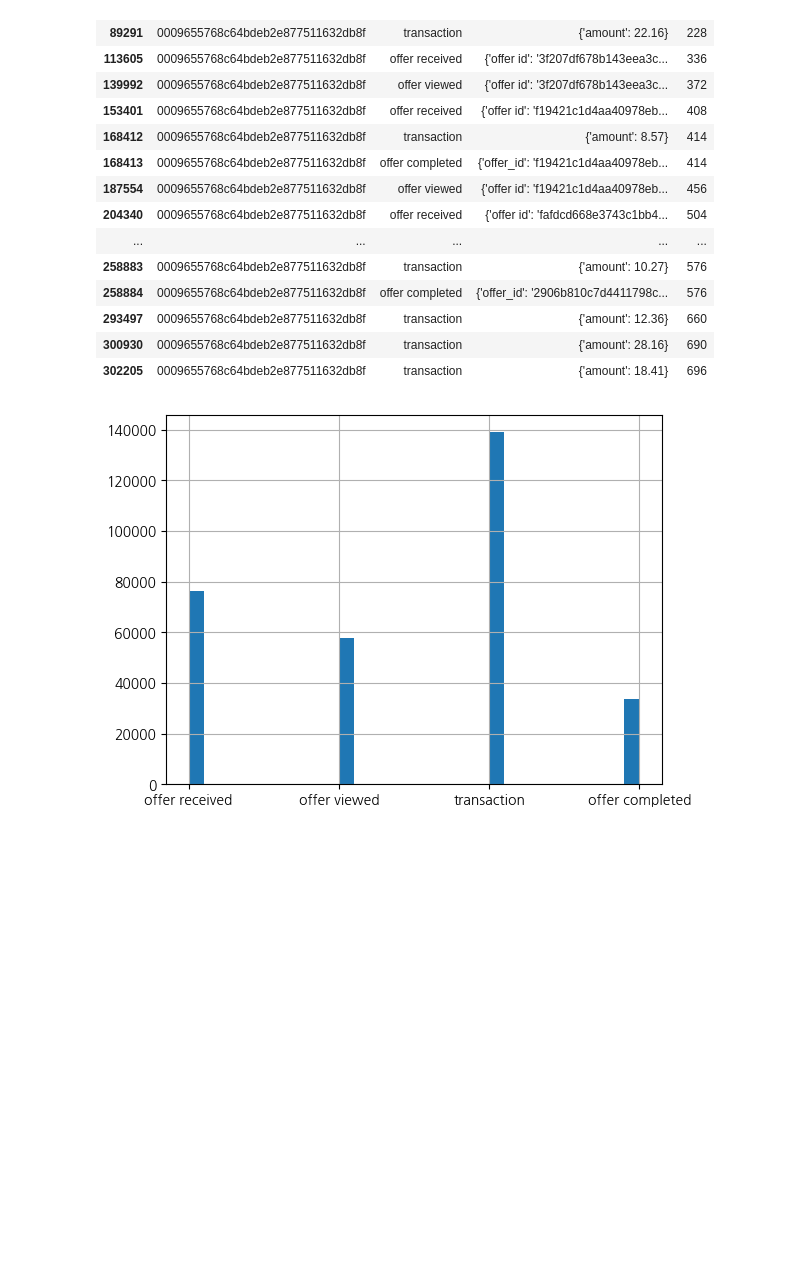
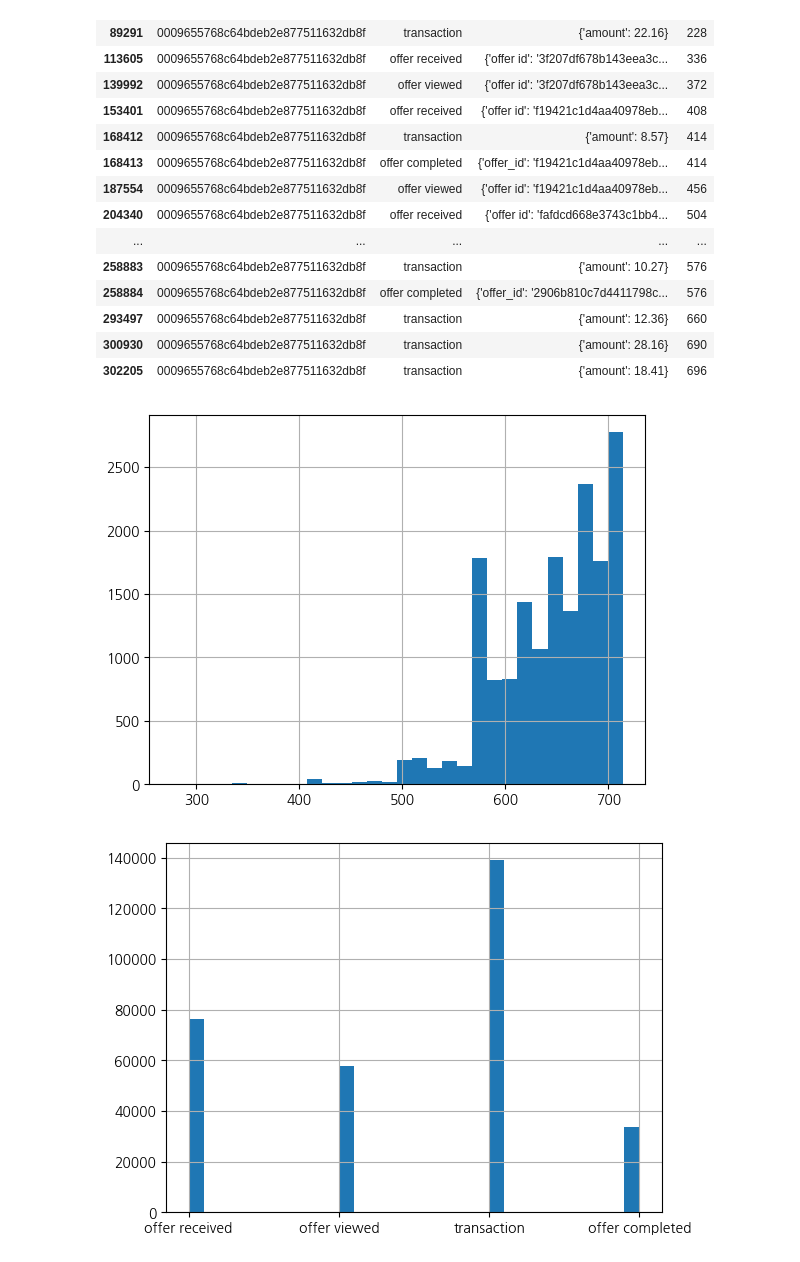
Before and after one commit to S-HNJN/Aiffel, a Jupyter notebook: starbucks/starbucks.ipynb, the cells around one changed output. Saved outputs shown, nothing was run; the diff lists cells and outputs as text; code cells hidden in the pictures; blank space fills up the shorter version.

```diff
--- a/starbucks/starbucks.ipynb
+++ b/starbucks/starbucks.ipynb
@@ -280,6 +255,11 @@ mapping = {'ae264e3637204a6fb9bb56bc8210ddfd': 'bogo_1',
            '2906b810c7d4411798c6938adc9daaa5' : 'discount_4'
            }
 transcript['offer_id'] = transcript['offer_id'].map(mapping)
+# %%
+a = transcript.groupby('person')['time'].max()
+a.hist(bins=30);
+# %% [output]
+[figure, added]
 # %%
 transcript['event'].hist(bins=30);
 # %% [output]
```
Also changed, not shown: parts of 42 cells of this notebook.
